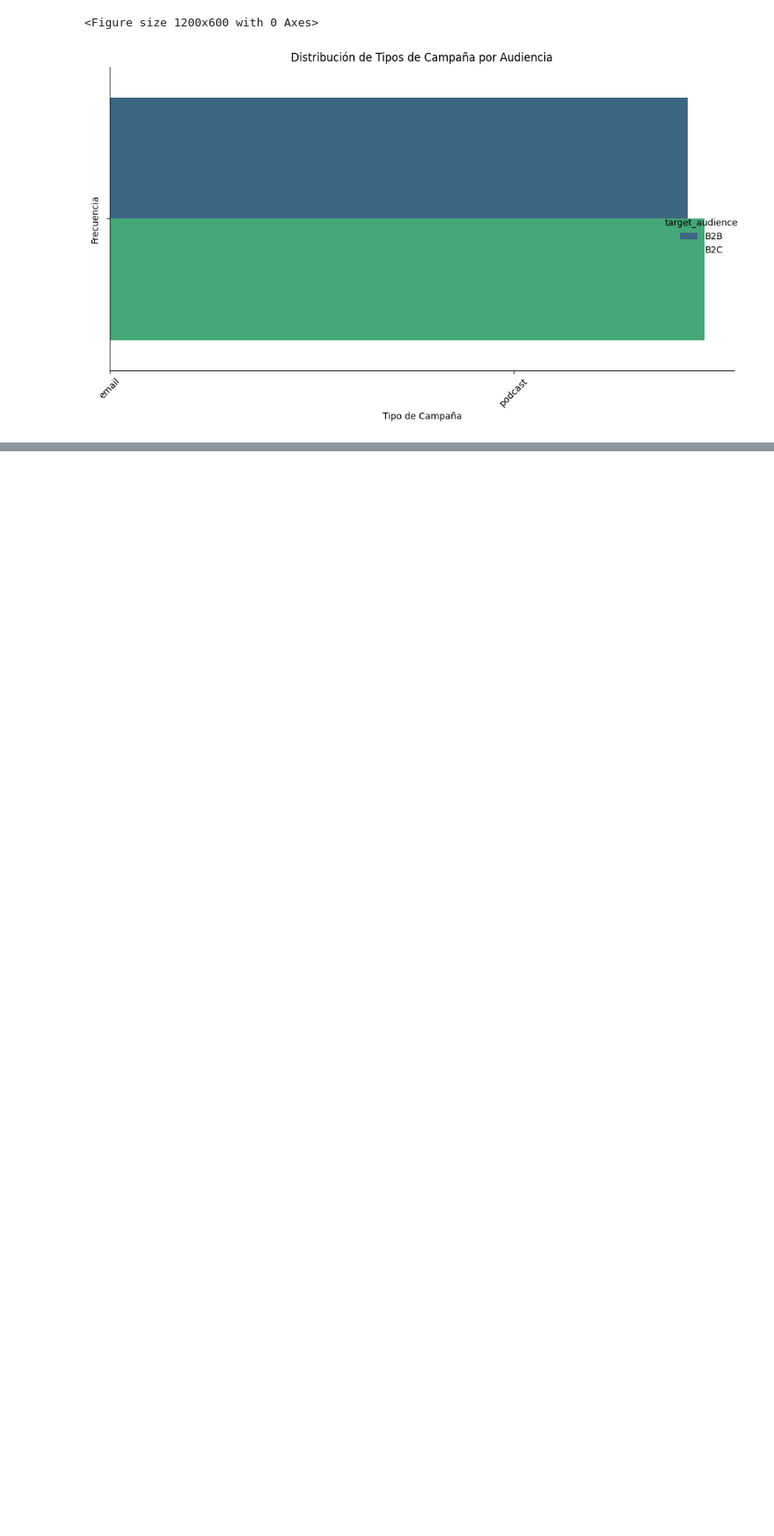
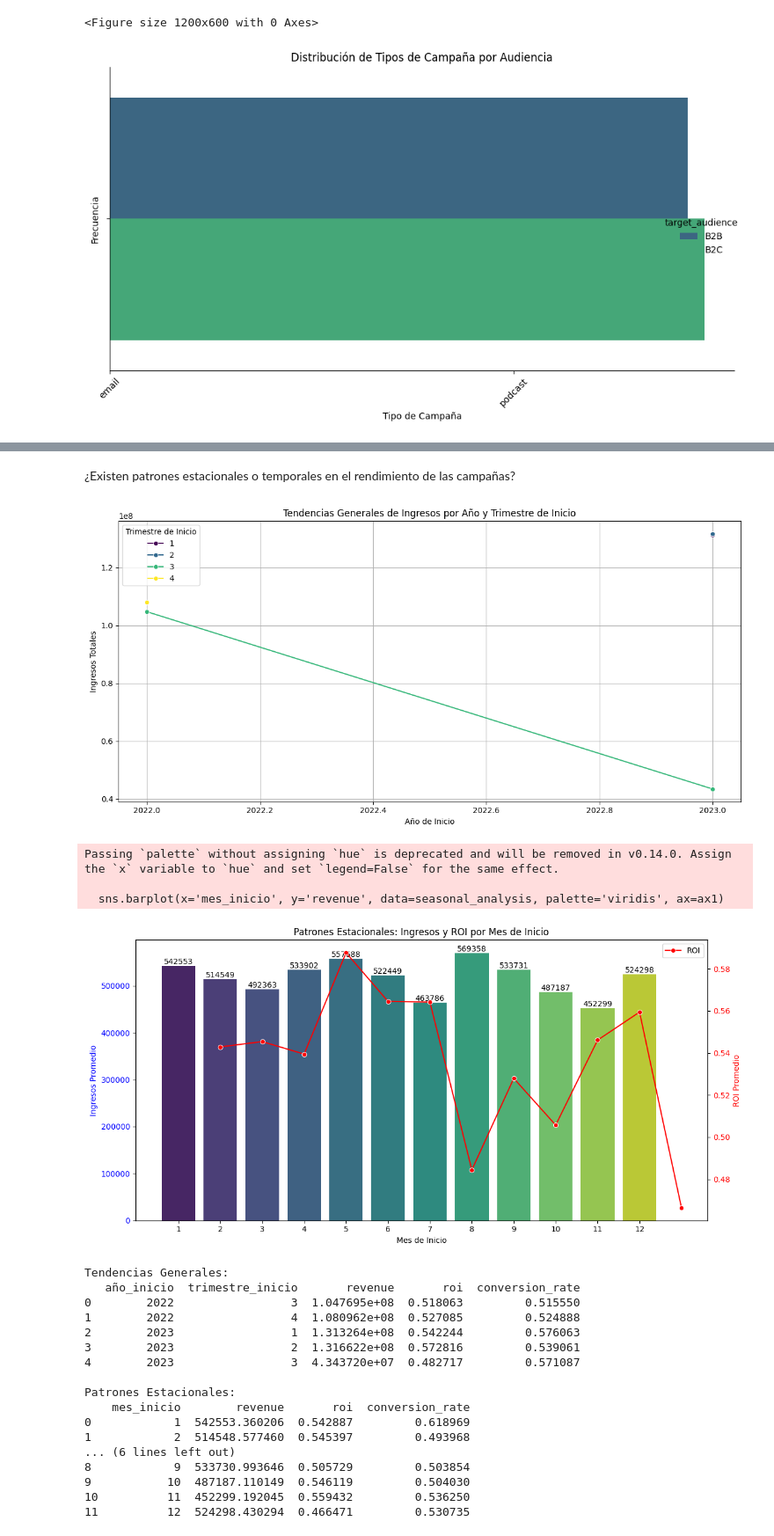
Before and after one commit to David-Gabriel07/Desafio-de-Marketing, a Jupyter notebook: notebooks/eda.ipynb, the cells around one changed output, grey strips where cells are left out. Shown: that part at 88% size. Cells and saved outputs as stored; diff of their text form; code cells hidden in the pictures; blank space fills up the shorter version.

```diff
--- a/notebooks/eda.ipynb
+++ b/notebooks/eda.ipynb
@@ -293,0 +464,80 @@ plt.show()
+# %% [markdown]
+¿Existen patrones estacionales o temporales en el rendimiento de las campañas?
+# %%
+# Agrupar por año de inicio y trimestre de inicio para analizar tendencias generales
+trend_analysis = df.groupby(['año_inicio', 'trimestre_inicio']).agg({
+    'revenue': 'sum',
+    'roi': 'mean',
+    'conversion_rate': 'mean'
+}).reset_index()
+
+# Visualizar tendencias generales
+plt.figure(figsize=(12, 6))
+sns.lineplot(data=trend_analysis, x='año_inicio', y='revenue', hue='trimestre_inicio', marker='o', palette='viridis')
+plt.title('Tendencias Generales de Ingresos por Año y Trimestre de Inicio')
+plt.xlabel('Año de Inicio')
+plt.ylabel('Ingresos Totales')
+plt.legend(title='Trimestre de Inicio')
+plt.grid(True)
+plt.tight_layout()
+plt.show()
+
+# Analizar patrones estacionales por mes de inicio
+seasonal_analysis = df.groupby('mes_inicio').agg({
+    'revenue': 'mean',
+    'roi': 'mean',
+    'conversion_rate': 'mean'
+}).reset_index()
+
+# Visualizar patrones estacionales
+fig, ax1 = plt.subplots(figsize=(12, 6))
+
+# Gráfico de barras para ingresos promedio por mes de inicio
+sns.barplot(x='mes_inicio', y='revenue', data=seasonal_analysis, palette='viridis', ax=ax1)
+ax1.set_ylabel('Ingresos Promedio', color='blue')
+ax1.set_xlabel('Mes de Inicio')
+ax1.set_title('Patrones Estacionales: Ingresos y ROI por Mes de Inicio')
+ax1.tick_params(axis='y', labelcolor='blue')
+for i in ax1.containers:
+    ax1.bar_label(i,)
+
+# Gráfico de línea para ROI promedio por mes de inicio
+ax2 = ax1.twinx()
+sns.lineplot(x='mes_inicio', y='roi', data=seasonal_analysis, marker='o', color='red', label='ROI', ax=ax2)
+ax2.set_ylabel('ROI Promedio', color='red')
+ax2.tick_params(axis='y', labelcolor='red')
+
+# Agregar leyenda
+ax2.legend(loc='upper right')
+
+plt.tight_layout()
+plt.show()
+
+# Mostrar las tablas de análisis
+print("Tendencias Generales:")
+print(trend_analysis)
+print("\nPatrones Estacionales:")
+print(seasonal_analysis)
+# %% [output]
+[figure, added]
+Passing `palette` without assigning `hue` is deprecated and will be removed in v0.14.0. Assign the `x` variable to `hue` and set `legend=False` for the same effect.
+
+  sns.barplot(x='mes_inicio', y='revenue', data=seasonal_analysis, palette='viridis', ax=ax1)
+[figure, added]
+Tendencias Generales:
+   año_inicio  trimestre_inicio       revenue       roi  conversion_rate
+0        2022                 3  1.047695e+08  0.518063         0.515550
+1        2022                 4  1.080962e+08  0.527085         0.524888
+2        2023                 1  1.313264e+08  0.542244         0.576063
+3        2023                 2  1.316622e+08  0.572816         0.539061
+4        2023                 3  4.343720e+07  0.482717         0.571087
+
+Patrones Estacionales:
+    mes_inicio        revenue       roi  conversion_rate
+0            1  542553.360206  0.542887         0.618969
+1            2  514548.577460  0.545397         0.493968
+... (6 lines left out)
+8            9  533730.993646  0.505729         0.503854
+9           10  487187.110149  0.546119         0.504030
+10          11  452299.192045  0.559432         0.536250
+11          12  524298.430294  0.466471         0.530735
```
Also changed, not shown: parts of 6 cells of this notebook.
